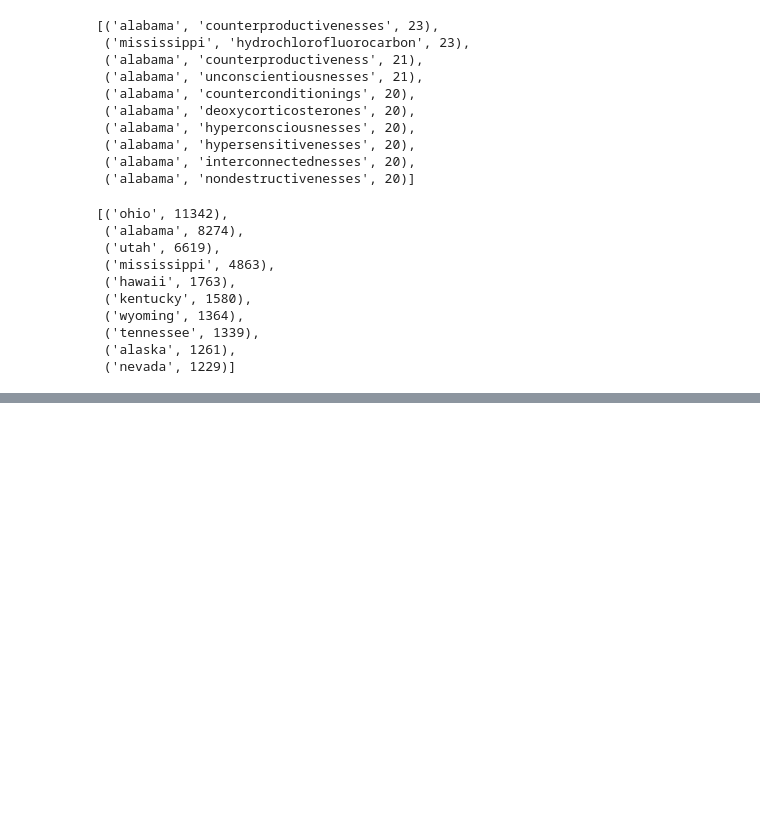
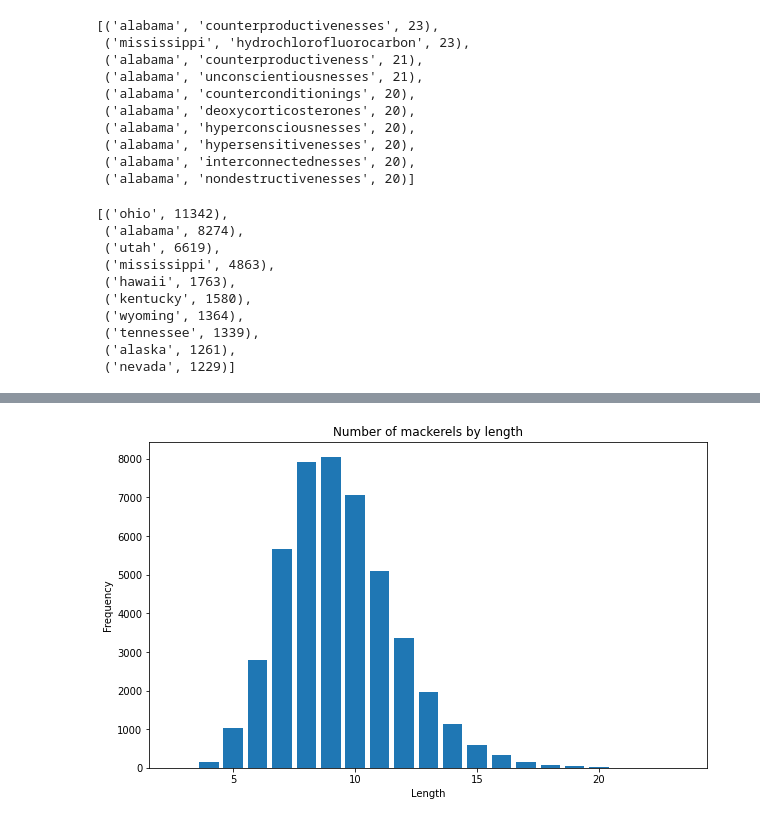
Before and after one commit to TheKeveloper/538-Riddler-Work, a Jupyter notebook: Week 2020-05-22/mackerel.ipynb, the cells around one changed output, grey strips where cells are left out. Cells and saved outputs as stored; diff of their text form; code cells hidden in the pictures; blank space fills up the shorter version.

```diff
--- a/Week 2020-05-22/mackerel.ipynb
+++ b/Week 2020-05-22/mackerel.ipynb
@@ -87,0 +139,9 @@ sorted_states[:10]
+# %%
+plt.figure(num=None, figsize=(10, 6))
+plt.bar([x[0] for x in counts], [x[1] for x in counts])
+plt.title("Number of mackerels by length")
+plt.ylabel("Frequency")
+plt.xlabel("Length")
+plt.show()
+# %% [output]
+[figure, added]
```
Also changed, not shown: parts of 8 cells of this notebook.
